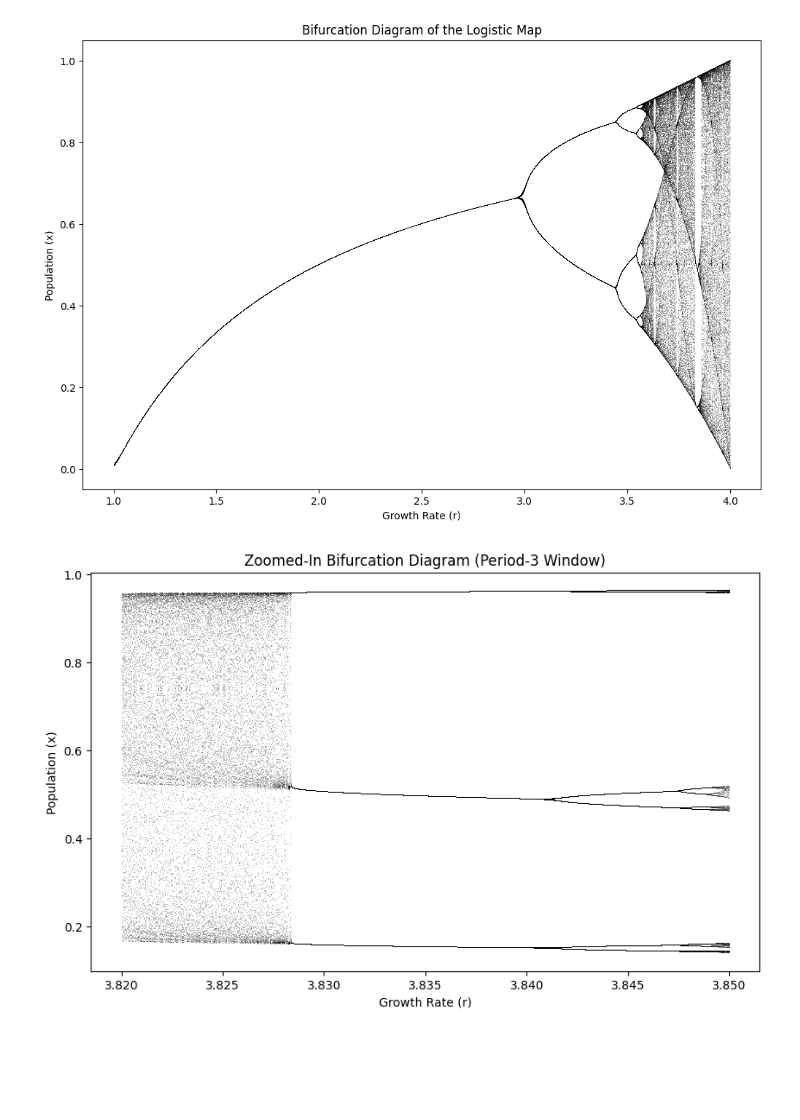
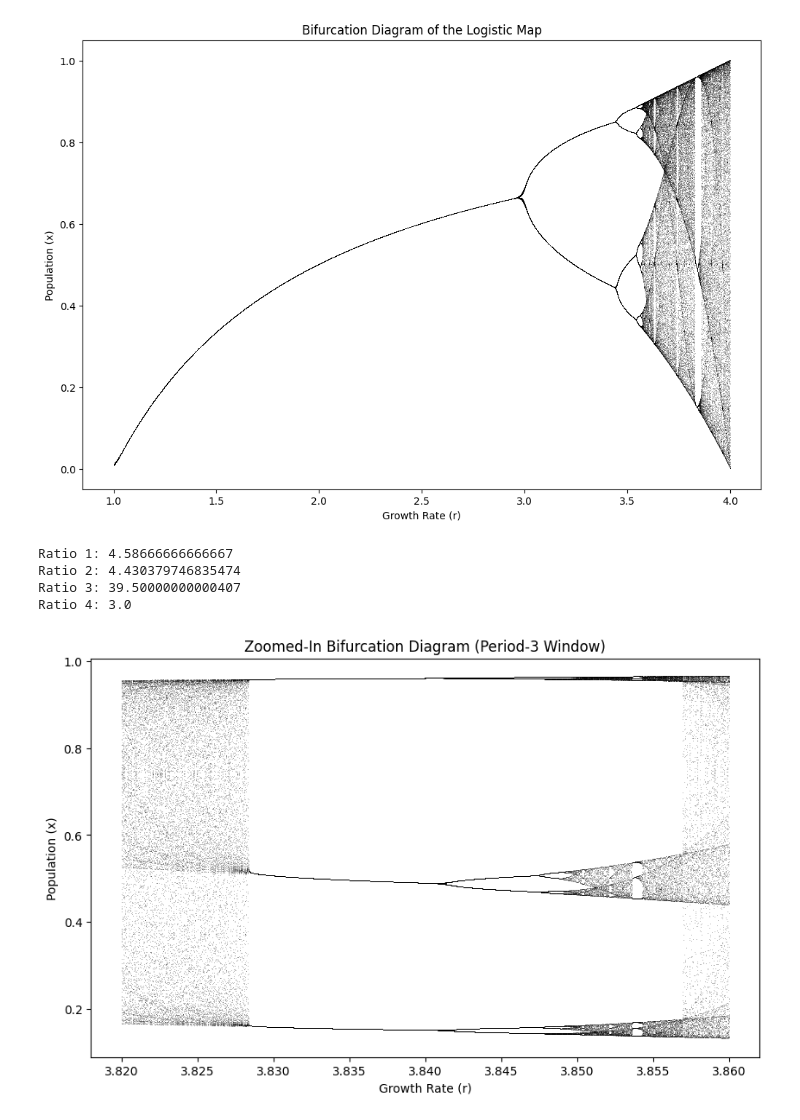
Before and after one commit to Dd1235/Experiment-2-Chaos, a Jupyter notebook: main.ipynb, the cells around one changed output. Saved outputs shown, nothing was run; the diff lists cells and outputs as text; code cells hidden in the pictures; blank space fills up the shorter version.

```diff
--- a/main.ipynb
+++ b/main.ipynb
@@ -260,25 +294,34 @@ plt.show()
+# %%
+print(f"Ratio 1: {ratio1}")
+print(f"Ratio 2: {ratio2}")
+# %% [output]
+Ratio 1: 4.58666666666667
+Ratio 2: 4.430379746835474
+Ratio 3: 39.50000000000407
+Ratio 4: 3.0
 # %%
 # Parameters for the zoomed-in bifurcation diagram
-r_zoom = np.linspace(3.82, 3.85, 2000)  # Focusing on the period-3 window
+# 3.82 to 3.86
+r_zoom = np.linspace(3.82, 3.86, 2000)  # Focusing on the period-3 window
 n_skip = 100  # Skip initial transient values
 n_collect = 50  # Number of values to collect for each r after transients
 
 x0 = 0.5  # Initial condition
 x_vals_zoom = []
 r_vals_zoom = []
 
 # Generate data for the zoomed-in bifurcation diagram
 for r in r_zoom:
     x = logistic_map(r, x0, n_skip + n_collect)
     x_vals_zoom.extend(x[-n_collect:])  # Collect the stable points
     r_vals_zoom.extend([r] * n_collect)
 
 # Plotting the zoomed-in bifurcation diagram for the period-3 window
 plt.figure(figsize=(10, 6))
 plt.plot(r_vals_zoom, x_vals_zoom, ',k', alpha=0.25)  # Use pixel markers for high density
 plt.xlabel("Growth Rate (r)")
 plt.ylabel("Population (x)")
 plt.title("Zoomed-In Bifurcation Diagram (Period-3 Window)")
 plt.show()
 # %% [output]
-[figure, old version]
+[figure, new version]
```
Also changed, not shown: parts of 6 cells of this notebook, 1 other file.
